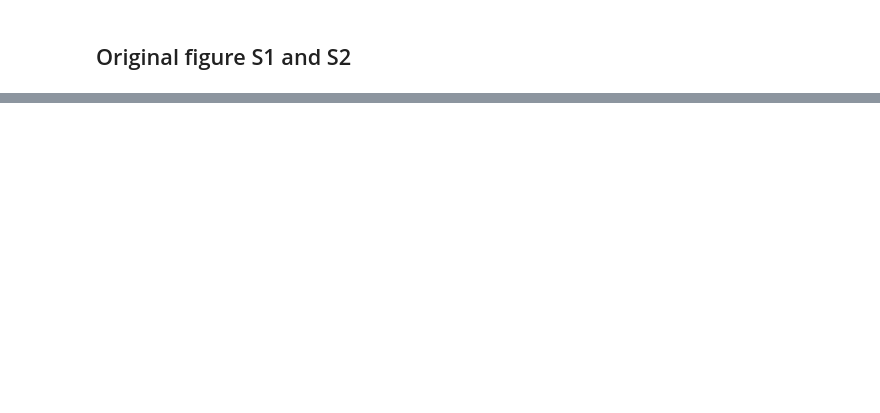
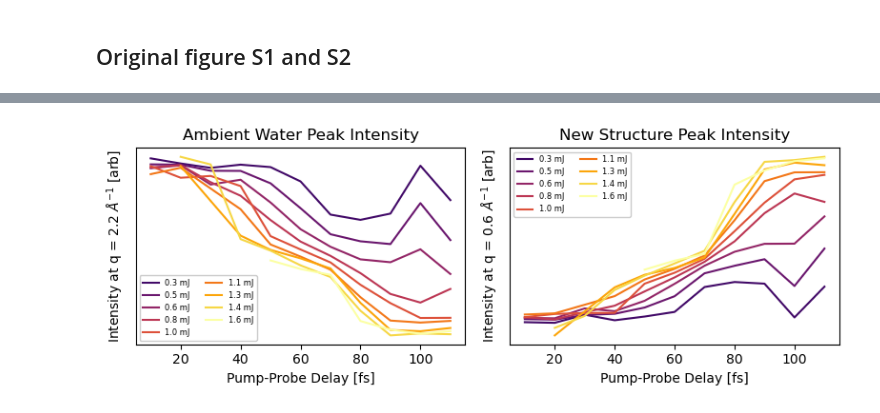
Before and after one commit to tjlane/cxig0715, a Jupyter notebook: figures/figures.ipynb, the cells around one changed output, grey strips where cells are left out. Saved outputs shown, nothing was run; the diff lists cells and outputs as text; code cells hidden in the pictures; blank space fills up the shorter version.

```diff
--- a/figures/figures.ipynb
+++ b/figures/figures.ipynb
@@ -509,0 +539,56 @@ plt.show()
+# %%
+#normalize = lambda x : x
+def normalize(radial_profile, rng=(60, 320)):
+    auc = radial_profile[:,rng[0]:rng[1],:].sum(1)[:,None,:]
+    return radial_profile / (auc + 1e-16)
+
+auc_to_mJ = 1.60324933931e-07
+# %%
+pump_powers = np.array([2000000.0,3000000.0,4000000.0,5000000.0,6000000.0,7000000.0,8000000.0,9000000.0,10000000])
+normalized_time_power_data_stack = normalize(time_power_data_stack)
+
+time_delays = np.array(time_delays)
+
+
+plt.figure(figsize=(8,3))
+
+ax = plt.subplot(121)
+plt.title('Ambient Water Peak Intensity')
+for power_index, power in enumerate(pump_powers):
+
+    y = normalized_time_power_data_stack[:,wat_peak_pos,power_index]
+    plt.plot(
+        time_delays[y>0],
+        y[y>0],
+        color=cm.inferno(power/pump_powers.max())
+    )
+
+
+plt.xlabel('Pump-Probe Delay [fs]')
+plt.ylabel('Intensity at q = 2.2 $\AA^{-1}$ [arb]')
+plt.legend(['%.1f mJ' % (float(p) * auc_to_mJ,) for p in pump_powers],
+          prop={'size': 6}, ncol=2, framealpha=1.0)
+ax.get_yaxis().set_ticks([])
+
+ax = plt.subplot(122)
+plt.title('New Structure Peak Intensity')
+for power_index, power in enumerate(pump_powers):
+
+    y = normalized_time_power_data_stack[:,new_peak_pos,power_index]
+    plt.plot(
+        time_delays[y>0],
+        y[y>0],
+        color=cm.inferno(power/pump_powers.max())
+    )
+
+plt.xlabel('Pump-Probe Delay [fs]')
+plt.legend(['%.1f mJ' % (float(p) * auc_to_mJ,) for p in pump_powers],
+          prop={'size': 6}, ncol=2, framealpha=1.0)
+plt.ylabel('Intensity at q = 0.6 $\AA^{-1}$ [arb]')
+ax.get_yaxis().set_ticks([])
+
+plt.tight_layout()
+#plt.savefig('figures/peak_ints_vs_delay-power_%s.pdf' % ds_name)
+plt.show()
+# %% [output]
+[figure, added]
```
Also changed, not shown: parts of 14 cells of this notebook.
